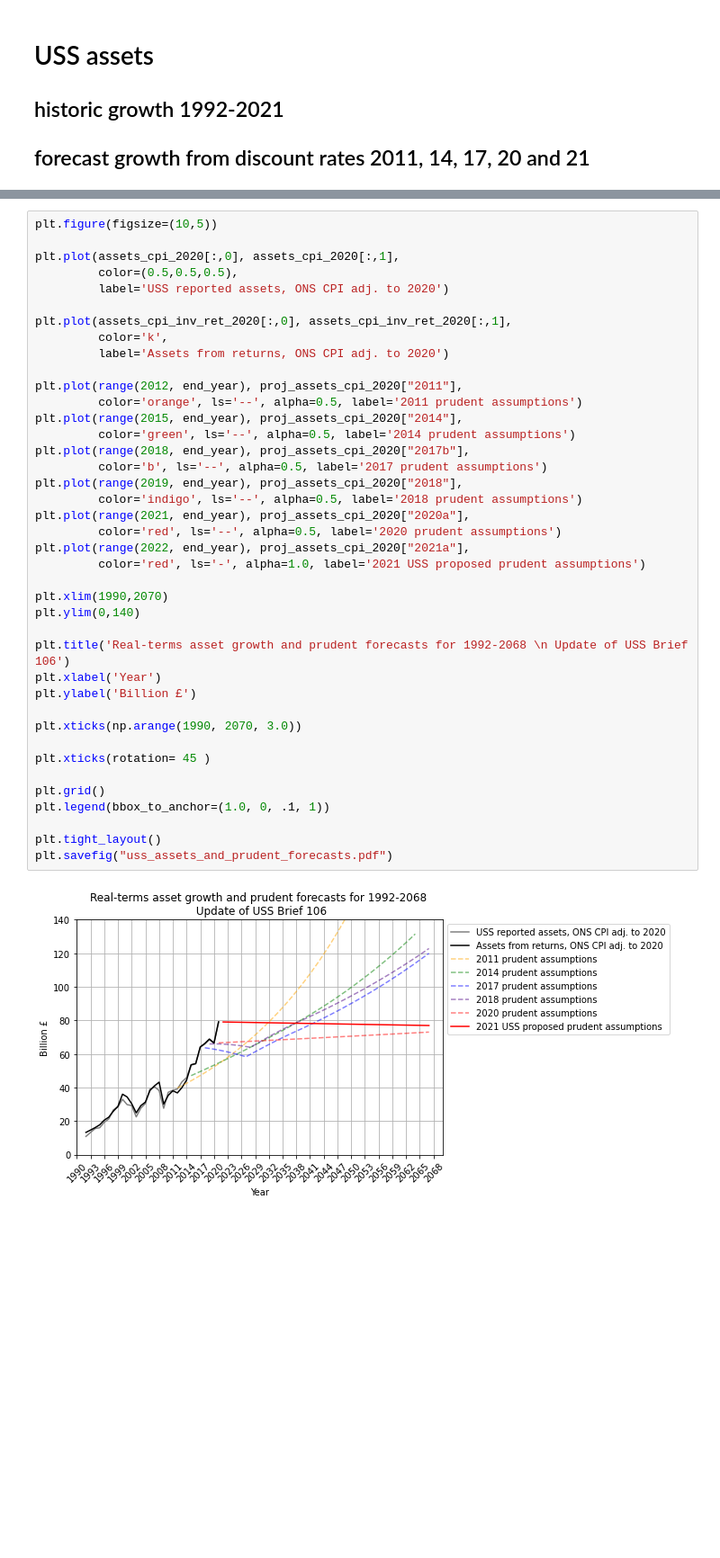
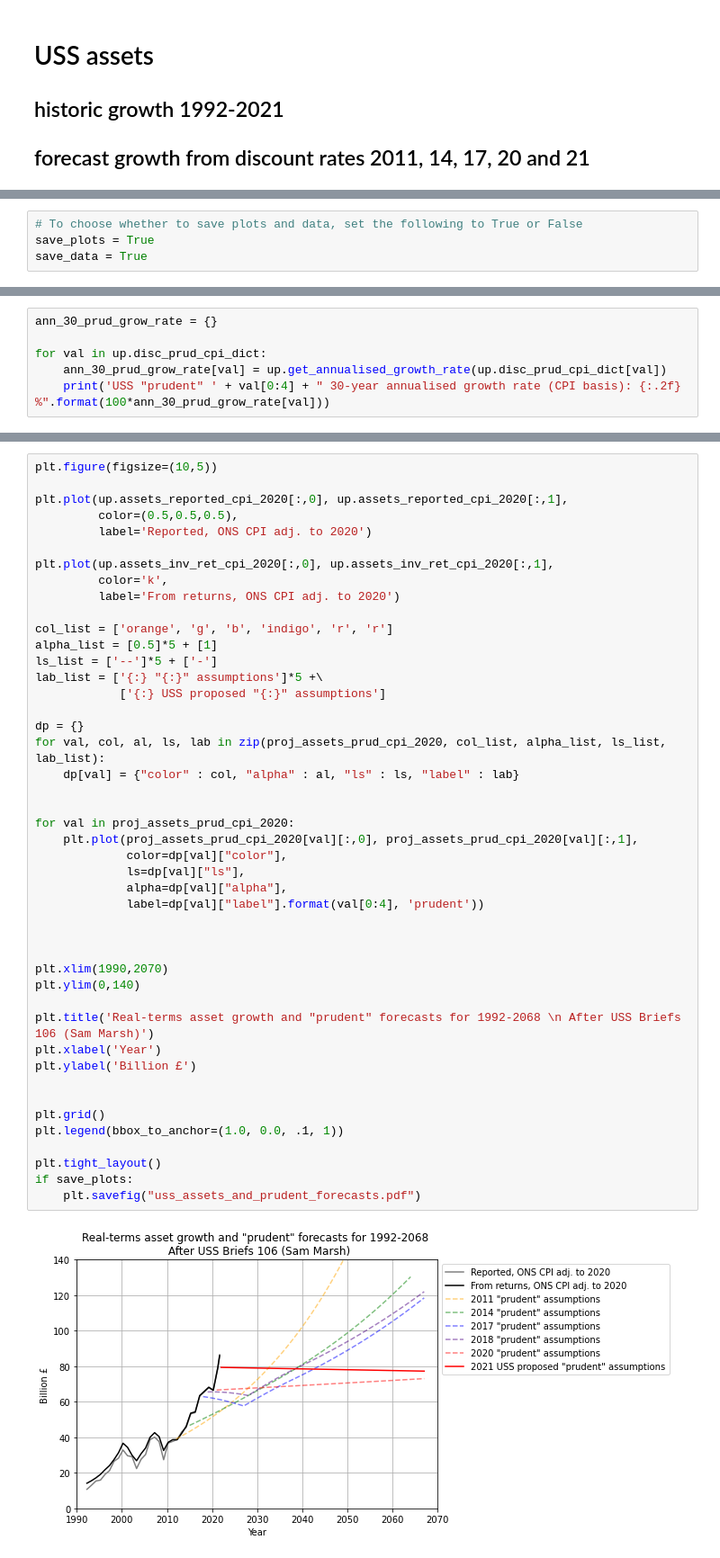
Before and after one commit to SussexUCU/USS, a Jupyter notebook: code/plot_assets.ipynb, the cells around one changed output, grey strips where cells are left out. Shown at 90% size. Drawn from its saved outputs; the diff is of its cells as text; blank space fills up the shorter version.

Commit message:
New asset plotting notebook New ons data files New output files for cpi valued assets New graph for best estimates

```diff
--- a/code/plot_assets.ipynb
+++ b/code/plot_assets.ipynb
@@ -204 +35,5 @@ proj_assets_cpi_2020["2021a"] = get_assets_cpi_reported(2021)[0,1]/get_cum_disc_
+# %%
+# To choose whether to save plots and data, set the following to True or False
+save_plots = True
+save_data = True
 # %% [markdown]
@@ -206,0 +68,6 @@ proj_assets_cpi_2020["2021a"] = get_assets_cpi_reported(2021)[0,1]/get_cum_disc_
+# %%
+ann_30_prud_grow_rate = {}
+
+for val in up.disc_prud_cpi_dict:
+    ann_30_prud_grow_rate[val] = up.get_annualised_growth_rate(up.disc_prud_cpi_dict[val])
+    print('USS "prudent" ' + val[0:4] + " 30-year annualised growth rate (CPI basis): {:.2f} %".format(100*ann_30_prud_grow_rate[val]))
@@ -207,42 +85,47 @@ proj_assets_cpi_2020["2021a"] = get_assets_cpi_reported(2021)[0,1]/get_cum_disc_
 # %%
 plt.figure(figsize=(10,5))
 
-plt.plot(assets_cpi_2020[:,0], assets_cpi_2020[:,1],
+plt.plot(up.assets_reported_cpi_2020[:,0], up.assets_reported_cpi_2020[:,1],
          color=(0.5,0.5,0.5),
-         label='USS reported assets, ONS CPI adj. to 2020')
+         label='Reported, ONS CPI adj. to 2020')
 
-plt.plot(assets_cpi_inv_ret_2020[:,0], assets_cpi_inv_ret_2020[:,1],
+plt.plot(up.assets_inv_ret_cpi_2020[:,0], up.assets_inv_ret_cpi_2020[:,1],
          color='k',
-         label='Assets from returns, ONS CPI adj. to 2020')
+         label='From returns, ONS CPI adj. to 2020')
 
-plt.plot(range(2012, end_year), proj_assets_cpi_2020["2011"],
-         color='orange', ls='--', alpha=0.5, label='2011 prudent assumptions')
-plt.plot(range(2015, end_year), proj_assets_cpi_2020["2014"],
-         color='green', ls='--', alpha=0.5, label='2014 prudent assumptions')
-plt.plot(range(2018, end_year), proj_assets_cpi_2020["2017b"],
-         color='b', ls='--', alpha=0.5, label='2017 prudent assumptions')
-plt.plot(range(2019, end_year), proj_assets_cpi_2020["2018"],
-         color='indigo', ls='--', alpha=0.5, label='2018 prudent assumptions')
-plt.plot(range(2021, end_year), proj_assets_cpi_2020["2020a"],
-         color='red', ls='--', alpha=0.5, label='2020 prudent assumptions')
-plt.plot(range(2022, end_year), proj_assets_cpi_2020["2021a"],
-         color='red', ls='-', alpha=1.0, label='2021 USS proposed prudent assumptions')
+col_list = ['orange', 'g', 'b', 'indigo', 'r', 'r']
+alpha_list = [0.5]*5 + [1]
+ls_list = ['--']*5 + ['-']
+lab_list = ['{:} "{:}" assumptions']*5 +\
+            ['{:} USS proposed "{:}" assumptions']
+
+dp = {}
+for val, col, al, ls, lab in zip(proj_assets_prud_cpi_2020, col_list, alpha_list, ls_list, lab_list):
+    dp[val] = {"color" : col, "alpha" : al, "ls" : ls, "label" : lab}
+
+
+for val in proj_assets_prud_cpi_2020:
+    plt.plot(proj_assets_prud_cpi_2020[val][:,0], proj_assets_prud_cpi_2020[val][:,1],
+             color=dp[val]["color"],
+             ls=dp[val]["ls"],
+             alpha=dp[val]["alpha"],
+             label=dp[val]["label"].format(val[0:4], 'prudent'))
+
+
 
 plt.xlim(1990,2070)
 plt.ylim(0,140)
 
-plt.title('Real-terms asset growth and prudent forecasts for 1992-2068 \n Update of USS Brief 106')
+plt.title('Real-terms asset growth and "prudent" forecasts for 1992-2068 \n After USS Briefs 106 (Sam Marsh)')
 plt.xlabel('Year')
 plt.ylabel('Billion £')
 
-plt.xticks(np.arange(1990, 2070, 3.0))
-
-plt.xticks(rotation= 45 )
 
 plt.grid()
-plt.legend(bbox_to_anchor=(1.0, 0, .1, 1))
+plt.legend(bbox_to_anchor=(1.0, 0.0, .1, 1))
 
 plt.tight_layout()
-plt.savefig("uss_assets_and_prudent_forecasts.pdf")
+if save_plots:
+    plt.savefig("uss_assets_and_prudent_forecasts.pdf")
 # %% [output]
-[figure, old version]
+[figure, new version]
```
Also changed, not shown: parts of 29 cells of this notebook, 8 other files.
